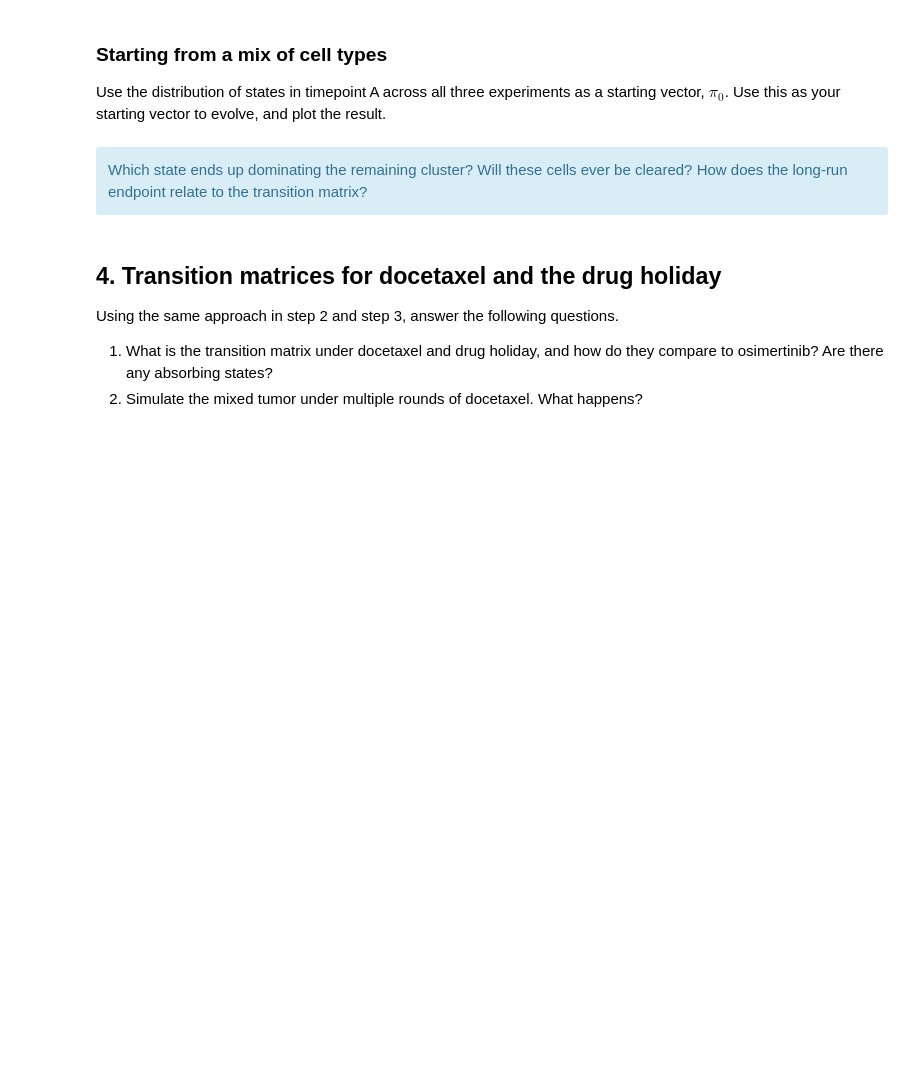
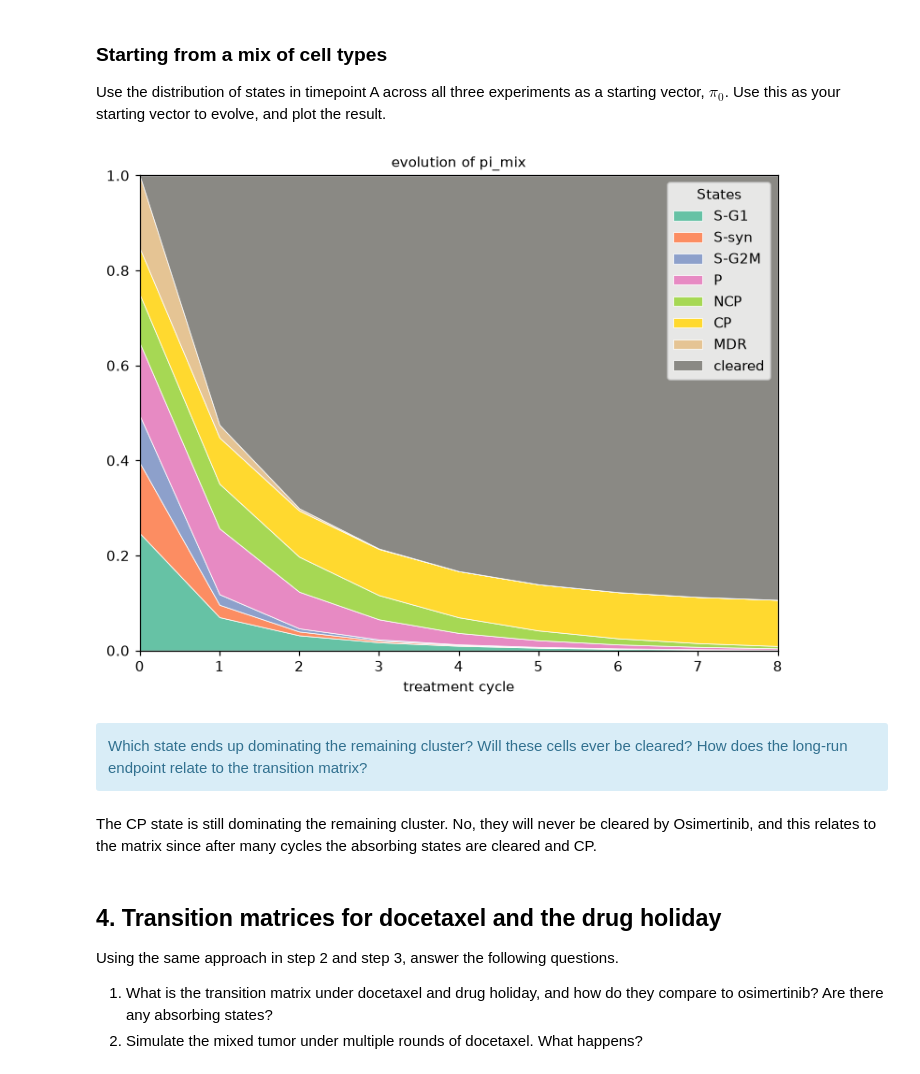
Before and after one commit to KyleVinod/uu_markov, a Jupyter notebook: lab_2/Lab09_markov_chain_cells.ipynb, the cells around one changed output. Cells and saved outputs as stored; diff of their text form; code cells hidden in the pictures; blank space fills up the shorter version.

```diff
--- a/lab_2/Lab09_markov_chain_cells.ipynb
+++ b/lab_2/Lab09_markov_chain_cells.ipynb
@@ -287,11 +292,20 @@ Use the distribution of states in timepoint A across all three experiments as a
 # %%
 # Your code here
 
-pi_mix = ...   # TODO: set this equal to the starting vector from timepoint A
+pi_mix = cells[cells["timepoint"] == "A"]["state"].value_counts(normalize=True).reindex(P_hat.index, fill_value=0).to_numpy()   # TODO: set this equal to the starting vector from timepoint A
 
 # evolve pi_mix and plot the results
+traj = evolve(pi_mix, P_hat, N_CYCLES)
+fig, ax = plt.subplots(figsize=(8, 6))
+plot_trajectory(traj, ax, "evolution of pi_mix")
+ax.legend(P_hat.index, title="States")
+plt.show()
+# %% [output]
+[figure, added]
 # %% [markdown]
 <div class = "alert alert-info"> Which state ends up dominating the remaining cluster? Will these cells ever be cleared? How does the long-run endpoint relate to the transition matrix?</div>
+# %% [markdown]
+The CP state is still dominating the remaining cluster. No, they will never be cleared by Osimertinib, and this relates to the matrix since after many cycles the absorbing states are cleared and CP.
 # %% [markdown]
 ## 4. Transition matrices for docetaxel and the drug holiday
 
```
Also changed, not shown: parts of 21 cells of this notebook, 2 other files.
